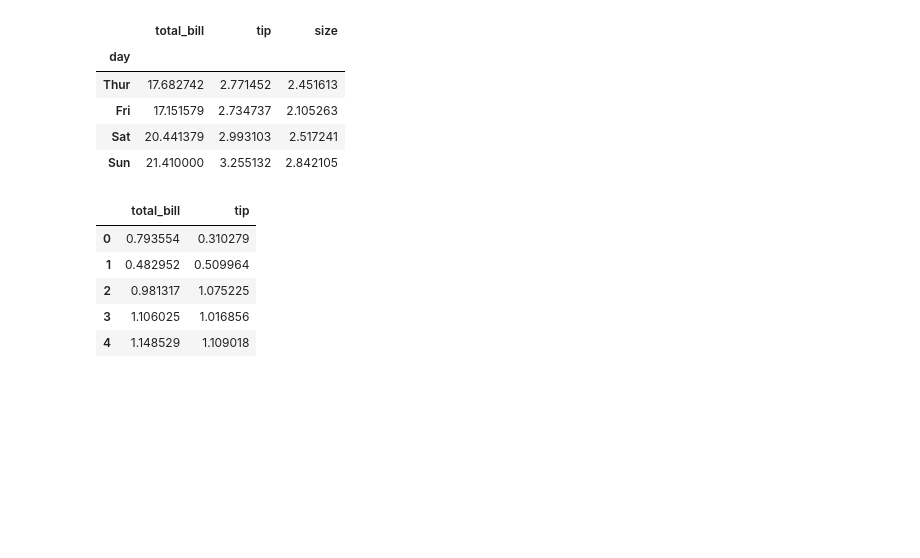
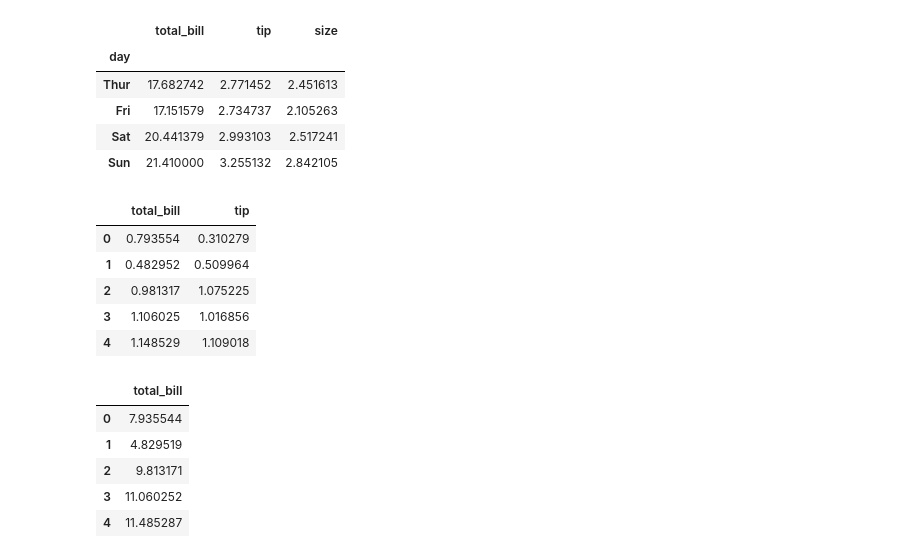
Before and after one commit to Teos16/ML-Learning, a Jupyter notebook: Pandas Learning/GroupBy, Agg, Filter, Transform.ipynb, the cells around one changed output. Drawn from its saved outputs; the diff is of its cells as text; code cells hidden in the pictures; blank space fills up the shorter version.

```diff
--- a/Pandas Learning/GroupBy, Agg, Filter, Transform.ipynb
+++ b/Pandas Learning/GroupBy, Agg, Filter, Transform.ipynb
@@ -220,3 +220,12 @@ tips_gb[["total_bill", "tip"]].transform(lambda x : x / x.mean()).head()
 | 2 | 0.981317 | 1.075225 |
 | 3 | 1.106025 | 1.016856 |
 | 4 | 1.148529 | 1.109018 |
+# %%
+tips_gb[["total_bill"]].transform(lambda x : x / x.mean() * 10).head()
+# %% [output]
+|  | total_bill |
+| 0 | 7.935544 |
+| 1 | 4.829519 |
+| 2 | 9.813171 |
+| 3 | 11.060252 |
+| 4 | 11.485287 |
```
Also changed, not shown: 3 other files.
